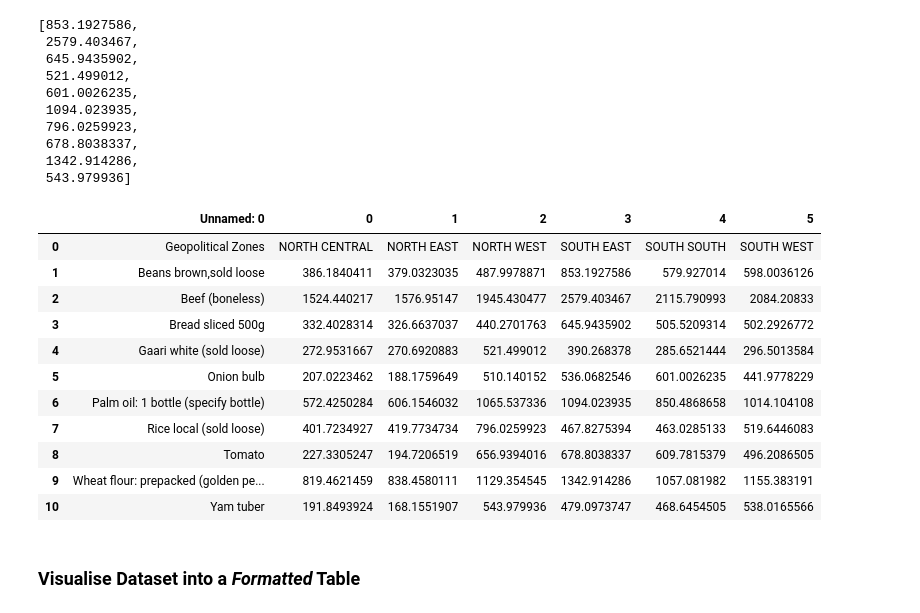
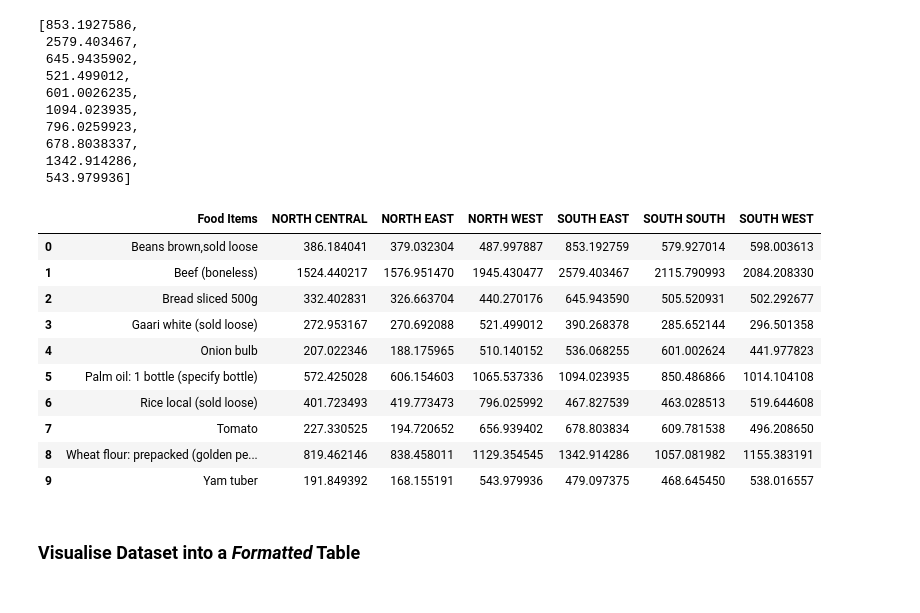
Before and after one commit to TheBlueZayn/Analysis-of-Nigerian-Food-Prices, a Jupyter notebook: prices.ipynb, the cells around one changed output. Cells and saved outputs as stored; diff of their text form; code cells hidden in the pictures.

```diff
--- a/prices.ipynb
+++ b/prices.ipynb
@@ -212,22 +212,21 @@ max
  1342.914286,
  543.979936]
 # %%
-zones.T.to_csv("zones_1.csv")
+#zones.T.to_csv("zones_1.csv")
 zones_1 = pd.read_csv("zones_1.csv")
 zones_1
 # %% [output]
-|  | Unnamed: 0 | 0 | 1 | 2 | 3 | 4 | 5 |
-| 0 | Geopolitical Zones | NORTH CENTRAL | NORTH EAST | NORTH WEST | SOUTH EAST | SOUTH SOUTH | SOUTH WEST |
-| 1 | Beans brown,sold loose | 386.1840411 | 379.0323035 | 487.9978871 | 853.1927586 | 579.927014 | 598.0036126 |
-| 2 | Beef (boneless) | 1524.440217 | 1576.95147 | 1945.430477 | 2579.403467 | 2115.790993 | 2084.20833 |
-| 3 | Bread sliced 500g | 332.4028314 | 326.6637037 | 440.2701763 | 645.9435902 | 505.5209314 | 502.2926772 |
-| 4 | Gaari white (sold loose) | 272.9531667 | 270.6920883 | 521.499012 | 390.268378 | 285.6521444 | 296.5013584 |
-| 5 | Onion bulb | 207.0223462 | 188.1759649 | 510.140152 | 536.0682546 | 601.0026235 | 441.9778229 |
-| 6 | Palm oil: 1 bottle (specify bottle) | 572.4250284 | 606.1546032 | 1065.537336 | 1094.023935 | 850.4868658 | 1014.104108 |
-| 7 | Rice local (sold loose) | 401.7234927 | 419.7734734 | 796.0259923 | 467.8275394 | 463.0285133 | 519.6446083 |
-| 8 | Tomato | 227.3305247 | 194.7206519 | 656.9394016 | 678.8038337 | 609.7815379 | 496.2086505 |
-| 9 | Wheat flour: prepacked (golden pe... | 819.4621459 | 838.4580111 | 1129.354545 | 1342.914286 | 1057.081982 | 1155.383191 |
-| 10 | Yam tuber | 191.8493924 | 168.1551907 | 543.979936 | 479.0973747 | 468.6454505 | 538.0165566 |
+|  | Food Items | NORTH CENTRAL | NORTH EAST | NORTH WEST | SOUTH EAST | SOUTH SOUTH | SOUTH WEST |
+| 0 | Beans brown,sold loose | 386.184041 | 379.032304 | 487.997887 | 853.192759 | 579.927014 | 598.003613 |
+| 1 | Beef (boneless) | 1524.440217 | 1576.951470 | 1945.430477 | 2579.403467 | 2115.790993 | 2084.208330 |
+| 2 | Bread sliced 500g | 332.402831 | 326.663704 | 440.270176 | 645.943590 | 505.520931 | 502.292677 |
+| 3 | Gaari white (sold loose) | 272.953167 | 270.692088 | 521.499012 | 390.268378 | 285.652144 | 296.501358 |
+| 4 | Onion bulb | 207.022346 | 188.175965 | 510.140152 | 536.068255 | 601.002624 | 441.977823 |
+| 5 | Palm oil: 1 bottle (specify bottle) | 572.425028 | 606.154603 | 1065.537336 | 1094.023935 | 850.486866 | 1014.104108 |
+| 6 | Rice local (sold loose) | 401.723493 | 419.773473 | 796.025992 | 467.827539 | 463.028513 | 519.644608 |
+| 7 | Tomato | 227.330525 | 194.720652 | 656.939402 | 678.803834 | 609.781538 | 496.208650 |
+| 8 | Wheat flour: prepacked (golden pe... | 819.462146 | 838.458011 | 1129.354545 | 1342.914286 | 1057.081982 | 1155.383191 |
+| 9 | Yam tuber | 191.849392 | 168.155191 | 543.979936 | 479.097375 | 468.645450 | 538.016557 |
 # %% [markdown]
 ### Visualise Dataset into a *Formatted* Table
 # %%
```
Also changed, not shown: parts of 1 cell of this notebook, 2 other files.
